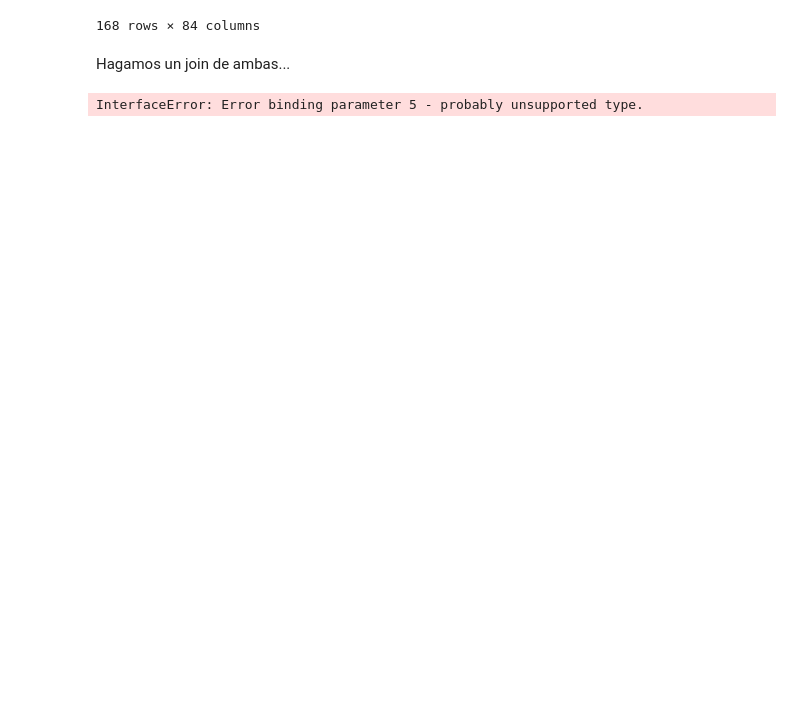
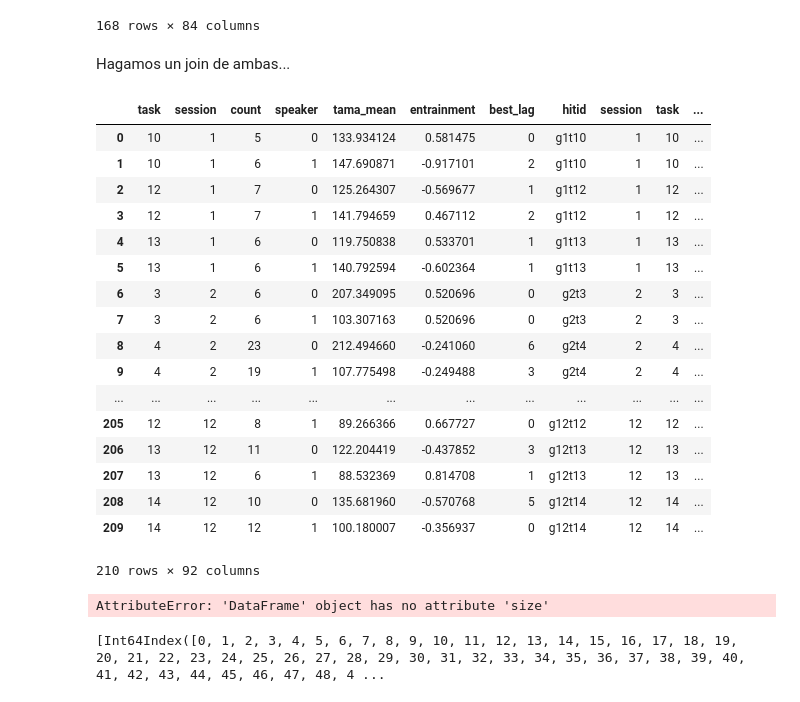
Before and after one commit to luquesky/tesis, a Jupyter notebook: session_table.ipynb, the cells around one changed output. Saved outputs shown, nothing was run; the diff lists cells and outputs as text; code cells hidden in the pictures; blank space fills up the shorter version.

Commit message:
Fix issue with JOIN

```diff
--- a/session_table.ipynb
+++ b/session_table.ipynb
@@ -84,6 +84,35 @@ display(social_variables)
 # %% [markdown]
 Hagamos un join de ambas...
 # %%
-df = pysqldf("SELECT * from analysis INNER JOIN social_variables")
+df = pysqldf("""
+    SELECT * from analysis INNER JOIN social_variables ON
+        analysis.session=social_variables.session AND
+        analysis.task=social_variables.task""")
+
+display(df)
+
+df.size
 # %% [output]
+|  | task | session | count | speaker | tama_mean | entrainment | best_lag | hitid | session | task | ... |
+| 0 | 10 | 1 | 5 | 0 | 133.934124 | 0.581475 | 0 | g1t10 | 1 | 10 | ... |
+| 1 | 10 | 1 | 6 | 1 | 147.690871 | -0.917101 | 2 | g1t10 | 1 | 10 | ... |
+| 2 | 12 | 1 | 7 | 0 | 125.264307 | -0.569677 | 1 | g1t12 | 1 | 12 | ... |
+| 3 | 12 | 1 | 7 | 1 | 141.794659 | 0.467112 | 2 | g1t12 | 1 | 12 | ... |
+| 4 | 13 | 1 | 6 | 0 | 119.750838 | 0.533701 | 1 | g1t13 | 1 | 13 | ... |
+| 5 | 13 | 1 | 6 | 1 | 140.792594 | -0.602364 | 1 | g1t13 | 1 | 13 | ... |
+| 6 | 3 | 2 | 6 | 0 | 207.349095 | 0.520696 | 0 | g2t3 | 2 | 3 | ... |
+| 7 | 3 | 2 | 6 | 1 | 103.307163 | 0.520696 | 0 | g2t3 | 2 | 3 | ... |
+| 8 | 4 | 2 | 23 | 0 | 212.494660 | -0.241060 | 6 | g2t4 | 2 | 4 | ... |
+| 9 | 4 | 2 | 19 | 1 | 107.775498 | -0.249488 | 3 | g2t4 | 2 | 4 | ... |
+| ... | ... | ... | ... | ... | ... | ... | ... | ... | ... | ... | ... |
+| 205 | 12 | 12 | 8 | 1 | 89.266366 | 0.667727 | 0 | g12t12 | 12 | 12 | ... |
+| 206 | 13 | 12 | 11 | 0 | 122.204419 | -0.437852 | 3 | g12t13 | 12 | 13 | ... |
+| 207 | 13 | 12 | 6 | 1 | 88.532369 | 0.814708 | 1 | g12t13 | 12 | 13 | ... |
+| 208 | 14 | 12 | 10 | 0 | 135.681960 | -0.570768 | 5 | g12t14 | 12 | 14 | ... |
+| 209 | 14 | 12 | 12 | 1 | 100.180007 | -0.356937 | 0 | g12t14 | 12 | 14 | ... |
-InterfaceError: Error binding parameter 5 - probably unsupported type.
+210 rows × 92 columns
+AttributeError: 'DataFrame' object has no attribute 'size'
+# %%
+print df.coun
+# %% [output]
+[Int64Index([0, 1, 2, 3, 4, 5, 6, 7, 8, 9, 10, 11, 12, 13, 14, 15, 16, 17, 18, 19, 20, 21, 22, 23, 24, 25, 26, 27, 28, 29, 30, 31, 32, 33, 34, 35, 36, 37, 38, 39, 40, 41, 42, 43, 44, 45, 46, 47, 48, 4 ...
```
Also changed, not shown: parts of 1 cell of this notebook, 1 other file.
